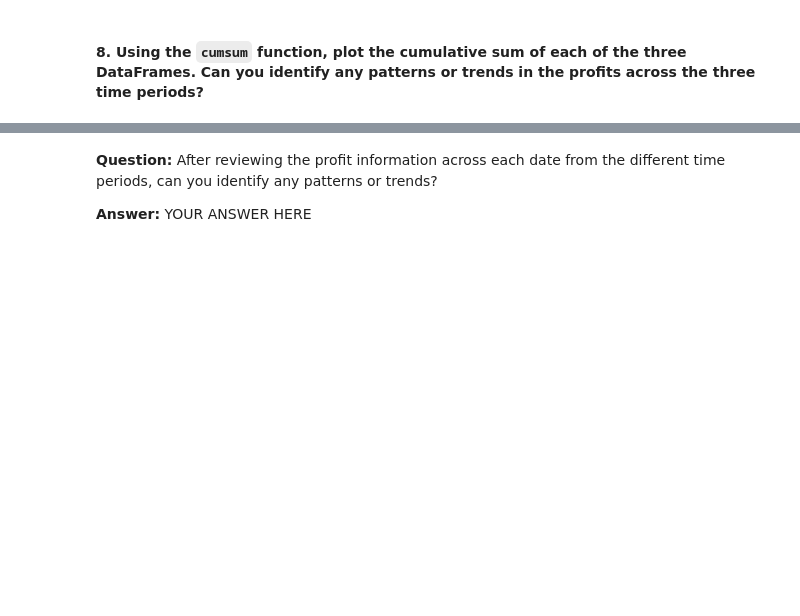
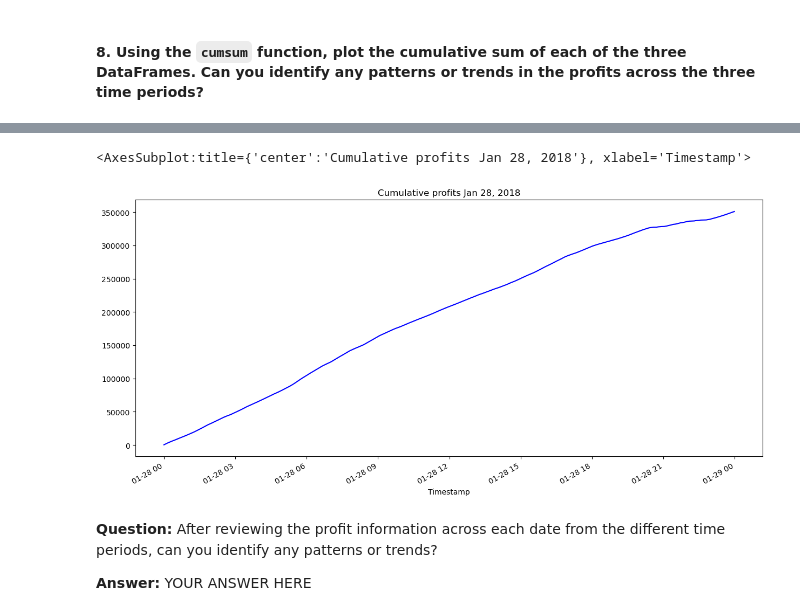
Before and after one commit to trentransom/Challenge_03, a Jupyter notebook: crypto_arbitrage.ipynb, the cells around one changed output, grey strips where cells are left out. Cells and saved outputs as stored; diff of their text form; code cells hidden in the pictures; blank space fills up the shorter version.

Commit message:
Completed analysis. calculated and plotted cumulative profits for early dataframe.

```diff
--- a/crypto_arbitrage.ipynb
+++ b/crypto_arbitrage.ipynb
@@ -627,4 +631,9 @@ print(profit_per_trade_early.sum()
 #### 8. Using the `cumsum` function, plot the cumulative sum of each of the three DataFrames. Can you identify any patterns or trends in the profits across the three time periods?
 # %%
 # Use the cumsum function to calculate the cumulative profits over time for the early profit per trade DataFrame
-cumulative_profit_early = # YOUR CODE HERE
+cumulative_profit_early = profit_per_trade_early.cumsum()
+cumulative_profit_middle = profit_per_trade_middle.cumsum()
+cumulative_profit_late = profit_per_trade_late.cumsum()
+print(cumulative_profit_early)
+print(cumulative_profit_middle)
+print(cumulative_profit_middle)
@@ -631,6 +656,10 @@ cumulative_profit_early = # YOUR CODE HERE
 # %%
 # Plot the cumulative sum of profits for the early profit per trade DataFrame
 # YOUR CODE HERE
+cumulative_profit_early.plot(figsize = (15,7), color = 'blue', title = 'Cumulative profits Jan 28, 2018')
+# %% [output]
+<AxesSubplot:title={'center':'Cumulative profits Jan 28, 2018'}, xlabel='Timestamp'>
+[figure, added]
 # %% [markdown]
 **Question:** After reviewing the profit information across each date from the different time periods, can you identify any patterns or trends?
 
```
Also changed, not shown: parts of 2 cells of this notebook.
